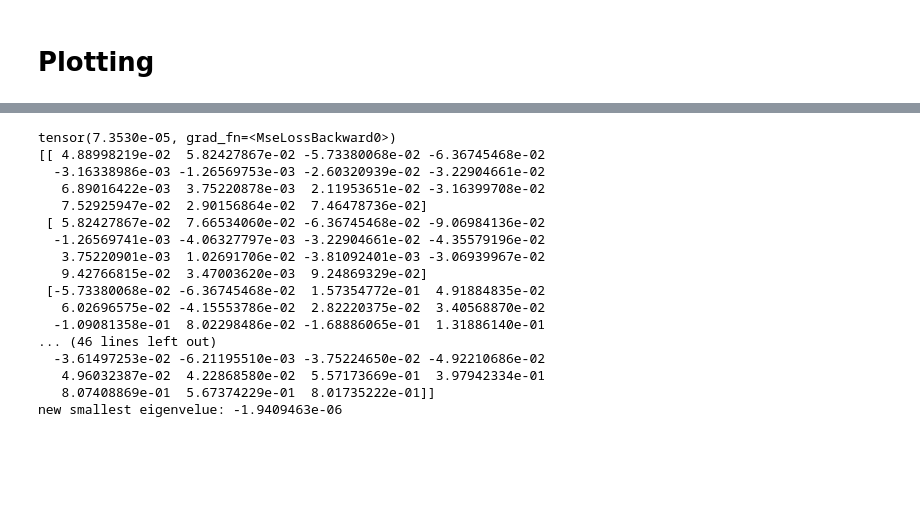
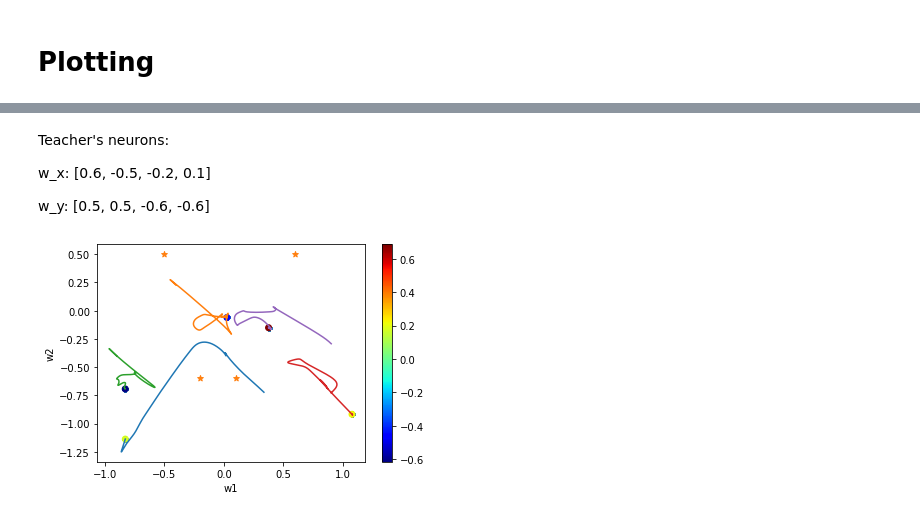
Before and after one commit to theostoican/MastersThesis, a Jupyter notebook: training_skeleton.ipynb, the cells around one changed output, grey strips where cells are left out. Drawn from its saved outputs; the diff is of its cells as text; code cells hidden in the pictures; blank space fills up the shorter version.

```diff
--- a/training_skeleton.ipynb
+++ b/training_skeleton.ipynb
@@ -160,0 +258,23 @@ def eval_hessian(loss_grad, model):
+# %%
+def loss_obj(weights, grad):
+  w_in = weights[0 : H_student * 2]
+  w_out = weights[H_student * 2 :]
+
+  w_in_torch_format = []
+  for i in range(H_student):
+    w_in_torch_format.append([w_in[2 * i], w_in[2 * i + 1]])
+  w_in_torch_format = torch.DoubleTensor(w_in_torch_format)
+
+  w_out_torch_format = torch.DoubleTensor([w_out])
+
+  dummy_model = DummyNetwork(D_in, H_student, D_out, w_in_torch_format, w_out_torch_format)
+
+  loss_val = nn.MSELoss()(dummy_model(data), y_labels)
+
+  if grad.size > 0:
+    loss_grad = torch.autograd.grad(loss_val, dummy_model.parameters(), create_graph=True)
+    gradients = loss_grad[0].reshape(H_student * 2).detach().numpy()
+    gradients = np.append(gradients, loss_grad[1][0].detach().numpy())
+    grad[:] = gradients
+
+  return loss_val.item()
@@ -162,0 +346,3 @@ def eval_hessian(loss_grad, model):
+# %%
+student_model = StudentNetwork(D_in, H_student, D_out)
+loss_vals, trace, final_weights = train(student_model, data, y_labels)
@@ -163,11 +384,12 @@ def eval_hessian(loss_grad, model):
 # %%
-student_model = StudentNetwork(D_in, H_student, D_out)
-loss_vals, trace = train(student_model, data, y_labels)
-last_loss_val = loss_vals[-1]
-
-loss_grad = torch.autograd.grad(nn.MSELoss()(student_model(data), y_labels), student_model.parameters(), create_graph=True)
-grad_norm, hessian = eval_hessian(loss_grad, student_model)
+w_in = torch.DoubleTensor(final_weights[0 : 2 * H_student].reshape(H_student, 2))
+w_out = torch.DoubleTensor([final_weights[2 * H_student :]])
+dummy_model = DummyNetwork(D_in, H_student, D_out, w_in, w_out)
+loss_grad = torch.autograd.grad(nn.MSELoss()(dummy_model(data), y_labels), dummy_model.parameters(), create_graph=True)
+grad_norm, hessian = eval_hessian(loss_grad, dummy_model)
 smallest_eigenvalue = np.min(np.linalg.eigvals(hessian))
 
-print('smallest eigenvalue: ', smallest_eigenvalue)
+print('loss at the end: ', nn.MSELoss()(dummy_model(data), y_labels))
+print('gradient norm at the end: ', grad_norm)
+print('smallest eigenvalue at the end: ', smallest_eigenvalue)
 # %% [output]
@@ -323,26 +401,12 @@ new params:  OrderedDict([('w_in', tensor([[ 1.5433, -1.1807],
-# %%
-dummy_model = DummyNetwork(D_in, H_student, D_out, params["w_in"], params["w_out"])
-print(nn.MSELoss()(dummy_model(data), y_labels))
-loss_grad = torch.autograd.grad(nn.MSELoss()(dummy_model(data), y_labels), dummy_model.parameters(), create_graph=True)
-grad_norm, hessian = eval_hessian(loss_grad, dummy_model)
-print(hessian)
-smallest_eigenvalue = np.min(np.linalg.eigvals(hessian))
-print('new smallest eigenvelue:', smallest_eigenvalue)
-# %% [output]
-tensor(7.3530e-05, grad_fn=<MseLossBackward0>)
-[[ 4.88998219e-02  5.82427867e-02 -5.73380068e-02 -6.36745468e-02
-  -3.16338986e-03 -1.26569753e-03 -2.60320939e-02 -3.22904661e-02
-   6.89016422e-03  3.75220878e-03  2.11953651e-02 -3.16399708e-02
-   7.52925947e-02  2.90156864e-02  7.46478736e-02]
- [ 5.82427867e-02  7.66534060e-02 -6.36745468e-02 -9.06984136e-02
-  -1.26569741e-03 -4.06327797e-03 -3.22904661e-02 -4.35579196e-02
-   3.75220901e-03  1.02691706e-02 -3.81092401e-03 -3.06939967e-02
-   9.42766815e-02  3.47003620e-03  9.24869329e-02]
- [-5.73380068e-02 -6.36745468e-02  1.57354772e-01  4.91884835e-02
-   6.02696575e-02 -4.15553786e-02  2.82220375e-02  3.40568870e-02
-  -1.09081358e-01  8.02298486e-02 -1.68886065e-01  1.31886140e-01
-... (46 lines left out)
-  -3.61497253e-02 -6.21195510e-03 -3.75224650e-02 -4.92210686e-02
-   4.96032387e-02  4.22868580e-02  5.57173669e-01  3.97942334e-01
-   8.07408869e-01  5.67374229e-01  8.01735222e-01]]
-new smallest eigenvelue: -1.9409463e-06
+# %% [markdown]
+Teacher's neurons:
+
+w_x: [0.6, -0.5, -0.2, 0.1]
+
+w_y: [0.5, 0.5, -0.6, -0.6]
+# %%
+plt.scatter([w_in[0][0], w_in[1][0], w_in[2][0], w_in[3][0], w_in[4][0]],
+            [w_in[0][1], w_in[1][1], w_in[2][1], w_in[3][1], w_in[4][1]], marker="P")
+plot_trajectories()
+# %% [output]
+[figure, added]
```
Also changed, not shown: parts of 29 cells of this notebook.
